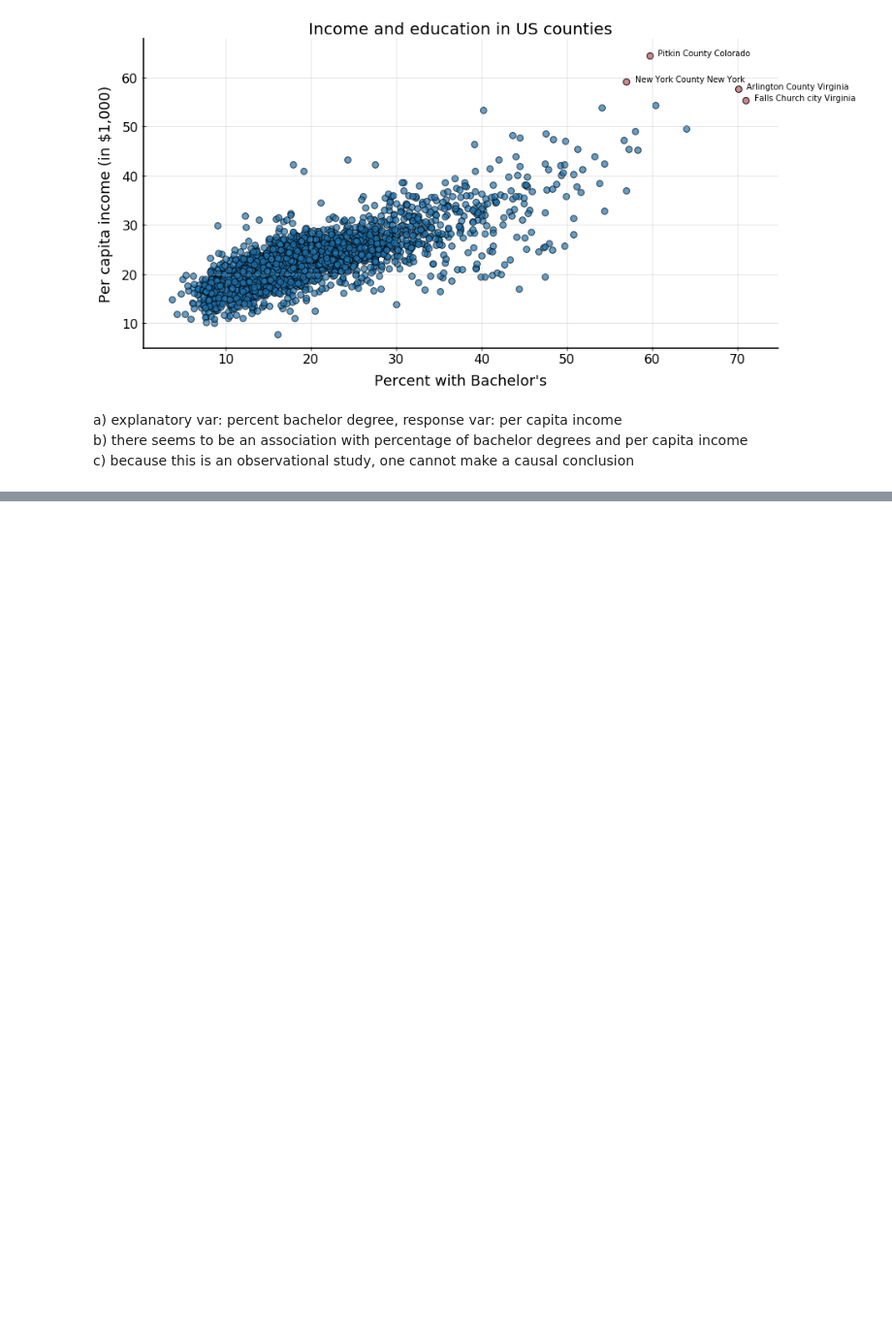
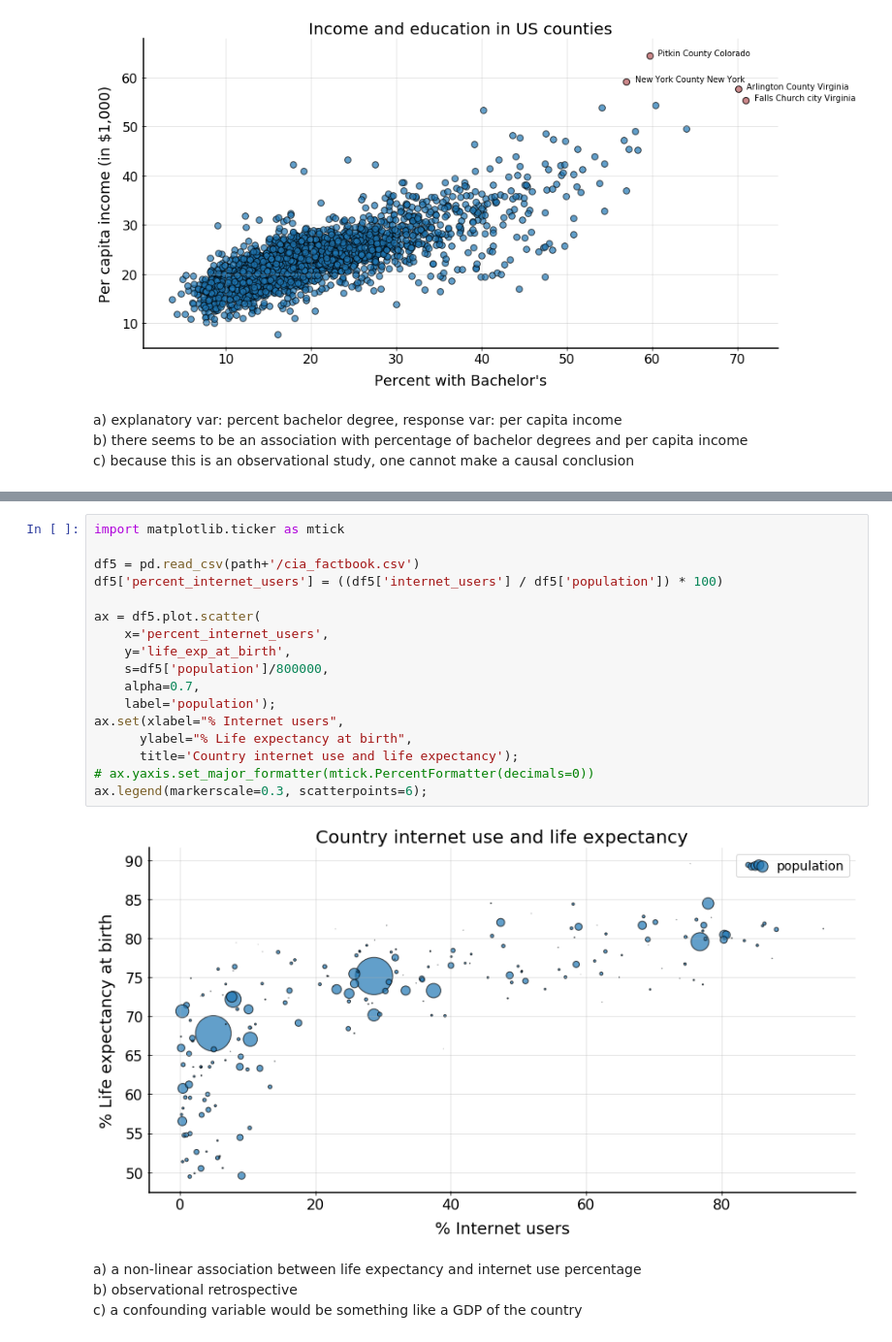
Before and after one commit to ukrainian-serge/open_intro_statistics, a Jupyter notebook: serge_notebooks/chap_1_exercises.ipynb, the cells around one changed output, grey strips where cells are left out. Shown: that part at 97% size. Saved outputs shown, nothing was run; the diff lists cells and outputs as text; blank space fills up the shorter version.

Commit message:
excercise 1.19 chart built

```diff
--- a/serge_notebooks/chap_1_exercises.ipynb
+++ b/serge_notebooks/chap_1_exercises.ipynb
@@ -226,0 +255,23 @@ c) because this is an observational study, one cannot make a causal conclusion
+# %%
+import matplotlib.ticker as mtick
+
+df5 = pd.read_csv(path+'/cia_factbook.csv')
+df5['percent_internet_users'] = ((df5['internet_users'] / df5['population']) * 100)
+
+ax = df5.plot.scatter(
+    x='percent_internet_users',
+    y='life_exp_at_birth',
+    s=df5['population']/800000,
+    alpha=0.7,
+    label='population');
+ax.set(xlabel="% Internet users",
+      ylabel="% Life expectancy at birth",
+      title='Country internet use and life expectancy');
+# ax.yaxis.set_major_formatter(mtick.PercentFormatter(decimals=0))
+ax.legend(markerscale=0.3, scatterpoints=6);
+# %% [output]
+[figure, added]
+# %% [markdown]
+a) a non-linear association between life expectancy and internet use percentage
+b) observational retrospective
+c) a confounding variable would be something like a GDP of the country
```
Also changed, not shown: parts of 6 cells of this notebook, 1 other file.
